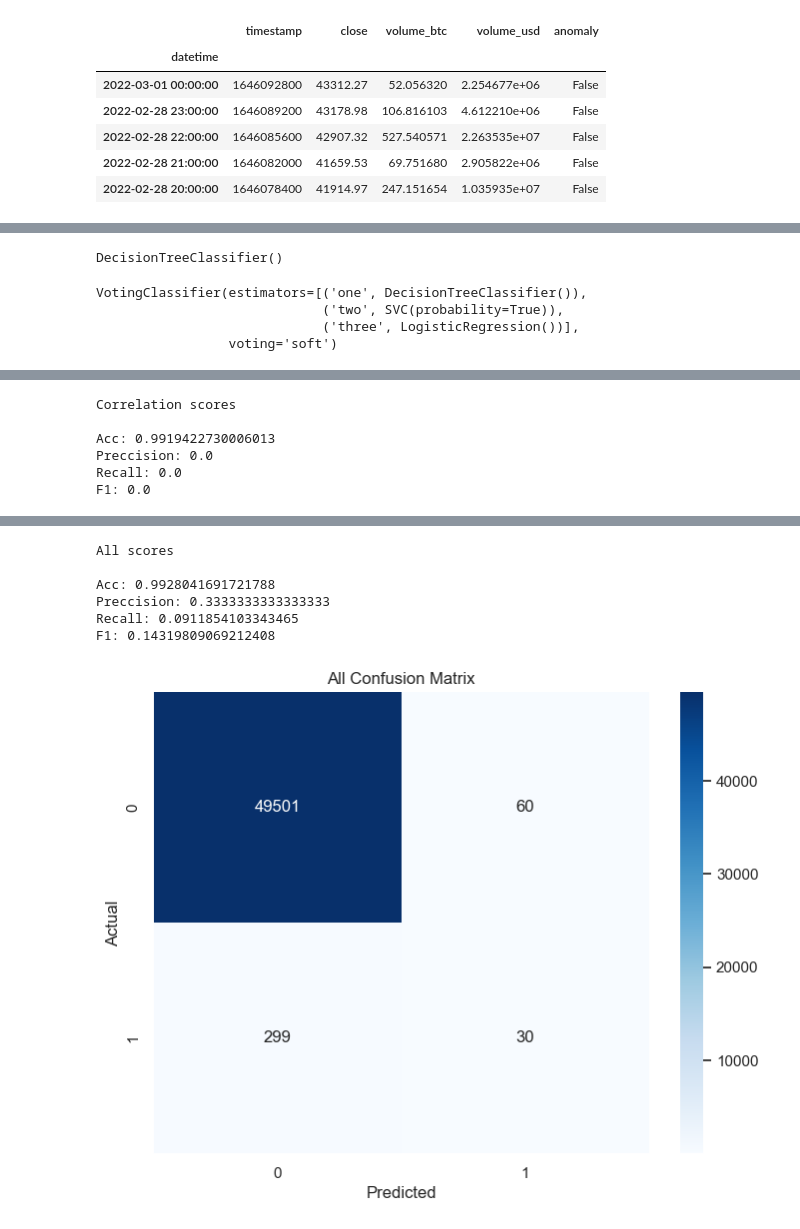
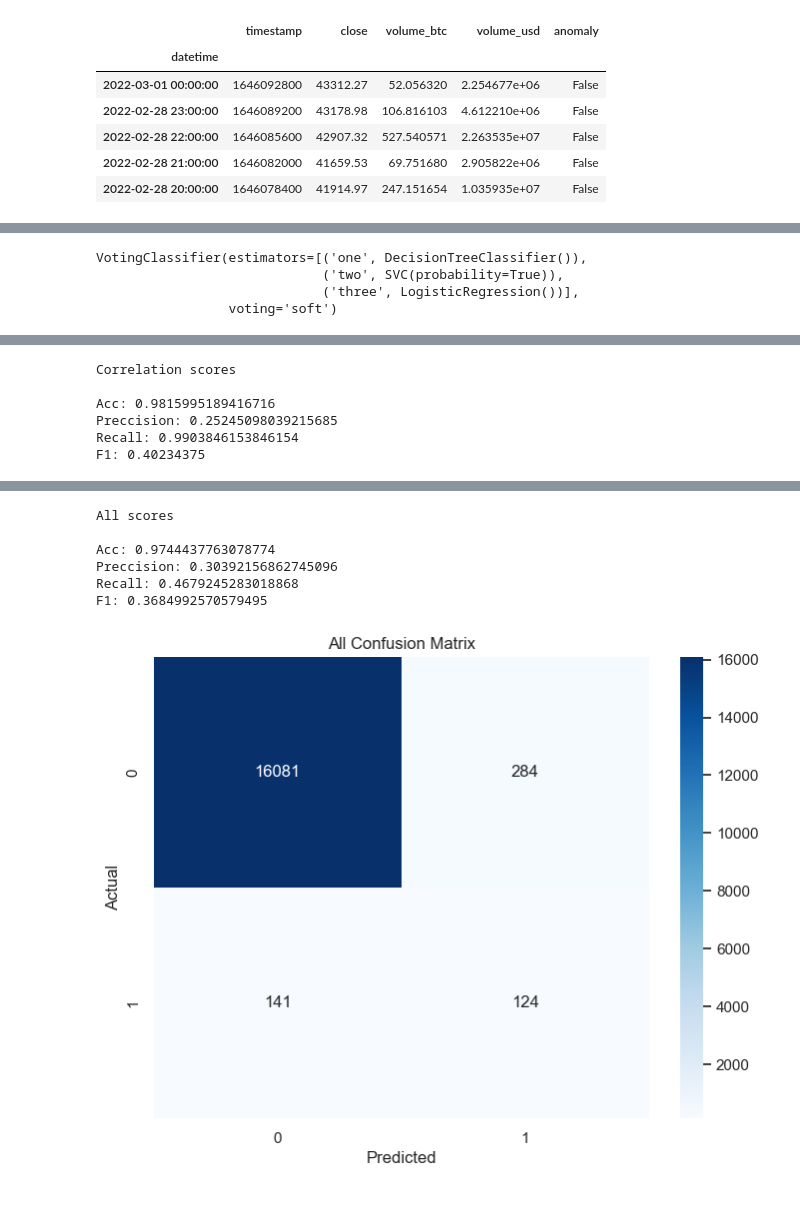
Before and after one commit to iAndRYou/anomalies, a Jupyter notebook: model.ipynb, the cells around one changed output, grey strips where cells are left out. Cells and saved outputs as stored; diff of their text form; code cells hidden in the pictures.

Commit message:
fix confusion matrix

```diff
--- a/model.ipynb
+++ b/model.ipynb
@@ -253,3 +253,7 @@ volume_correlation_dataset.head()
 | 2022-02-28 22:00:00 | 1646085600 | 42907.32 | 527.540571 | 2.263535e+07 | False |
 | 2022-02-28 21:00:00 | 1646082000 | 41659.53 | 69.751680 | 2.905822e+06 | False |
 | 2022-02-28 20:00:00 | 1646078400 | 41914.97 | 247.151654 | 1.035935e+07 | False |
+# %%
+all_dataset = merged_dataset.copy()
+all_dataset['anomaly'] = merged_dataset['anomaly'] | mahalanobis_dataset['anomaly'] | volume_correlation_dataset['anomaly']
+all_dataset.head()
@@ -277,3 +289,5 @@ def prepare_data(df):
 train_X_merged, test_X_merged, train_y_merged, test_y_merged  = prepare_data(merged_dataset)
 train_X_mahalanobis, test_X_mahalanobis, train_y_mahalanobis, test_y_mahalanobis  = prepare_data(mahalanobis_dataset)
 train_X_correlation, test_X_correlation, train_y_correlation, test_y_correlation  = prepare_data(volume_correlation_dataset)
+
+train_X_all, test_X_all, train_y_all, test_y_all  = prepare_data(all_dataset)
@@ -286,11 +323,9 @@ clf1 = DecisionTreeClassifier()
 clf2 = SVC(probability=True)
 clf3 = LogisticRegression()
 
-clf1.fit(train_X_merged, train_y_merged)
-clf1.fit(train_X_mahalanobis, train_y_mahalanobis)
-clf1.fit(train_X_correlation, train_y_correlation)
+clf1a = clf1.fit(train_X_merged, train_y_merged)
+clf1b = clf1.fit(train_X_mahalanobis, train_y_mahalanobis)
+clf1c = clf1.fit(train_X_correlation, train_y_correlation)
-# %% [output]
-DecisionTreeClassifier()
 # %%
 from sklearn.ensemble import VotingClassifier
 
@@ -314,23 +349,24 @@ from sklearn.metrics import accuracy_score, f1_score, recall_score, precision_sc
 import matplotlib.pyplot as plt
 import seaborn as sns
 
-X_test = pd.concat([test_X_merged, test_X_mahalanobis, test_X_correlation])[::-1]
-y_test = pd.concat([test_y_merged, test_y_mahalanobis, test_y_correlation])[::-1]
+# X_train = pd.concat([train_X_merged, train_X_mahalanobis, train_X_correlation], sort=True)
+# y_train = pd.concat([train_y_merged, train_y_mahalanobis, train_y_correlation], sort=True)
+# X_test = pd.concat([test_X_merged, test_X_mahalanobis, test_X_correlation], sort=True)
+# y_test = pd.concat([test_y_merged, test_y_mahalanobis, test_y_correlation], sort=True)
+
+X_train = train_X_all
+y_train = train_y_all
+X_test = test_X_all
+y_test = test_y_all
+
+eclf.fit(X_train, y_train)
 
 y_pred = eclf.predict(X_test)
+pred_y_merged = eclf.predict(test_X_merged)
+pred_y_mahalanobis = eclf.predict(test_X_mahalanobis)
+pred_y_correlation = eclf.predict(test_X_correlation)
 
-def print_scores(y_test, title):
-    print(title)
-    accuracy = accuracy_score(y_test, y_pred[:16630])
-    prec = precision_score(y_test, y_pred[:16630])
-    recall = recall_score(y_test, y_pred[:16630])
-    f1 = f1_score(y_test, y_pred[:16630])
-    print(f'Acc: {accuracy}')
-    print(f'Preccision: {prec}')
-    print(f'Recall: {recall}')
-    print(f'F1: {f1}')
-
-def print_scores2(y_test,title):
+def print_scores(y_test, y_pred, title):
     print(title)
     accuracy = accuracy_score(y_test, y_pred)
     prec = precision_score(y_test, y_pred)
@@ -351,16 +387,16 @@ def plot_confusion_matrix(y_test, y_pred, title):
     plt.show()
 
 
-print_scores(test_y_merged,"\nMerged scores\n")
-plot_confusion_matrix(test_y_merged, y_pred[:16630], "Merged Confusion Matrix")
+print_scores(test_y_merged, pred_y_merged, "\nMerged scores\n")
+plot_confusion_matrix(test_y_merged, pred_y_merged, "Merged Confusion Matrix")
 
-print_scores(test_y_mahalanobis,"\nMahalonobis scores\n")
-plot_confusion_matrix(test_y_mahalanobis, y_pred[:16630], "Mahalanobis Confusion Matrix")
+print_scores(test_y_mahalanobis, pred_y_mahalanobis, "\nMahalonobis scores\n")
+plot_confusion_matrix(test_y_mahalanobis, pred_y_mahalanobis, "Mahalanobis Confusion Matrix")
 
-print_scores(test_y_correlation,"\nCorrelation scores\n")
-plot_confusion_matrix(test_y_correlation, y_pred[:16630], "Correlation Confusion Matrix")
+print_scores(test_y_correlation, pred_y_correlation, "\nCorrelation scores\n")
+plot_confusion_matrix(test_y_correlation, pred_y_correlation, "Correlation Confusion Matrix")
 
-print_scores2(y_test,"\nAll scores\n")
+print_scores(y_test, y_pred, "\nAll scores\n")
 plot_confusion_matrix(y_test, y_pred, "All Confusion Matrix")
 # %% [output]
 Merged scores
@@ -380,6 +416,6 @@ F1: 0.0
 Correlation scores
 
-Acc: 0.9919422730006013
-Preccision: 0.0
-Recall: 0.0
-F1: 0.0
+Acc: 0.9815995189416716
+Preccision: 0.25245098039215685
+Recall: 0.9903846153846154
+F1: 0.40234375
@@ -387,10 +423,10 @@ F1: 0.0
 All scores
 
-Acc: 0.9928041691721788
-Preccision: 0.3333333333333333
-Recall: 0.0911854103343465
-F1: 0.14319809069212408
+Acc: 0.9744437763078774
+Preccision: 0.30392156862745096
+Recall: 0.4679245283018868
+F1: 0.3684992570579495
-[figure, old version]
+[figure, new version]
 # %%
 import pickle
 
```
Also changed, not shown: parts of 4 cells of this notebook.
